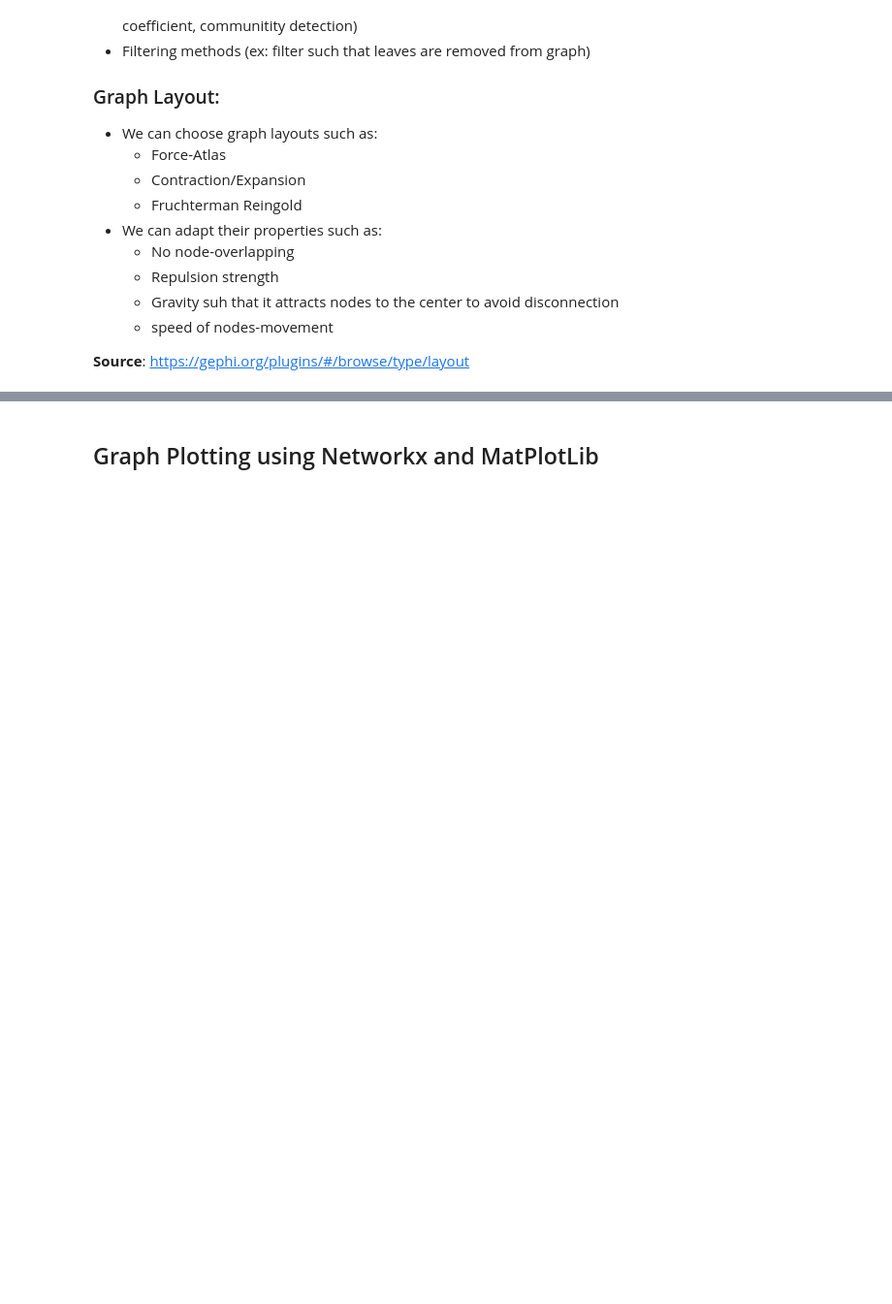
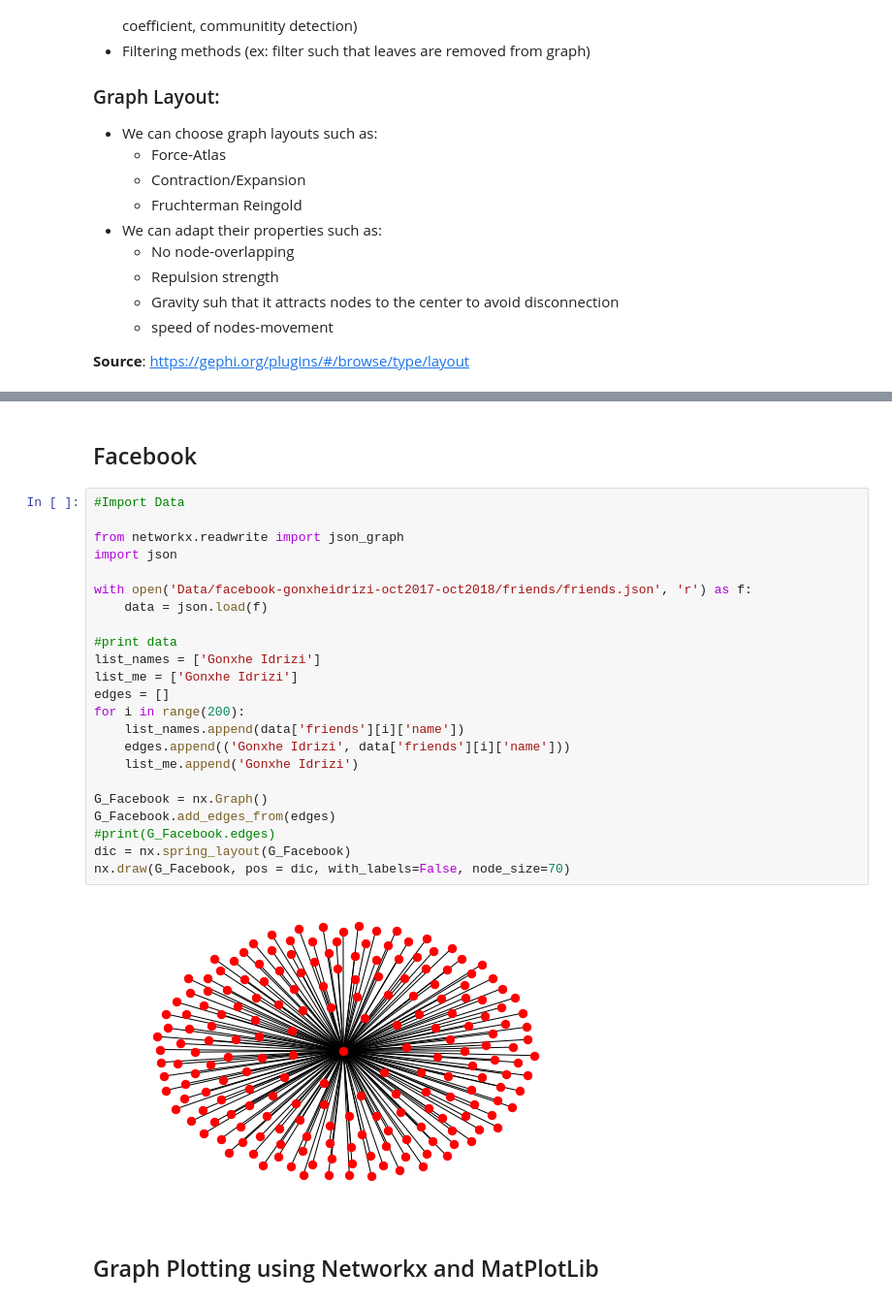
Before and after one commit to GonxheIdrizi/ProjectGraphVizualisation, a Jupyter notebook: Graph Layout.ipynb, the cells around one changed output, grey strips where cells are left out. Shown: that part at 97% size. Cells and saved outputs as stored; diff of their text form; blank space fills up the shorter version.

```diff
--- a/Graph Layout.ipynb
+++ b/Graph Layout.ipynb
@@ -98,3 +113,30 @@ Image(url=img)
+# %% [markdown]
+## Facebook
+# %%
+#Import Data
+
+from networkx.readwrite import json_graph
+import json
+
+with open('Data/facebook-gonxheidrizi-oct2017-oct2018/friends/friends.json', 'r') as f:
+    data = json.load(f)
+
+#print data
+list_names = ['Gonxhe Idrizi']
+list_me = ['Gonxhe Idrizi']
+edges = []
+for i in range(200):
+    list_names.append(data['friends'][i]['name'])
+    edges.append(('Gonxhe Idrizi', data['friends'][i]['name']))
+    list_me.append('Gonxhe Idrizi')
+
+G_Facebook = nx.Graph()
+G_Facebook.add_edges_from(edges)
+#print(G_Facebook.edges)
+dic = nx.spring_layout(G_Facebook)
+nx.draw(G_Facebook, pos = dic, with_labels=False, node_size=70)
+# %% [output]
+[figure, added]
 # %% [markdown]
 ## Graph Plotting using Networkx and MatPlotLib
 # %%
```
Also changed, not shown: parts of 9 cells of this notebook.
